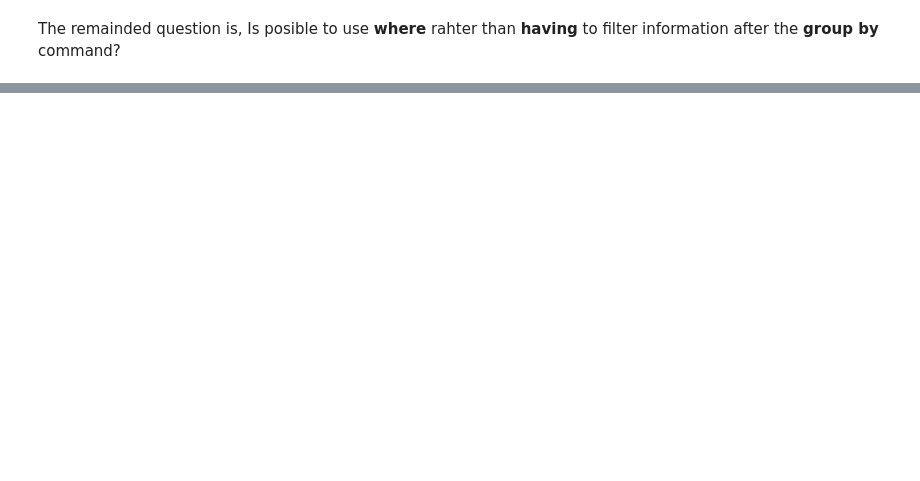
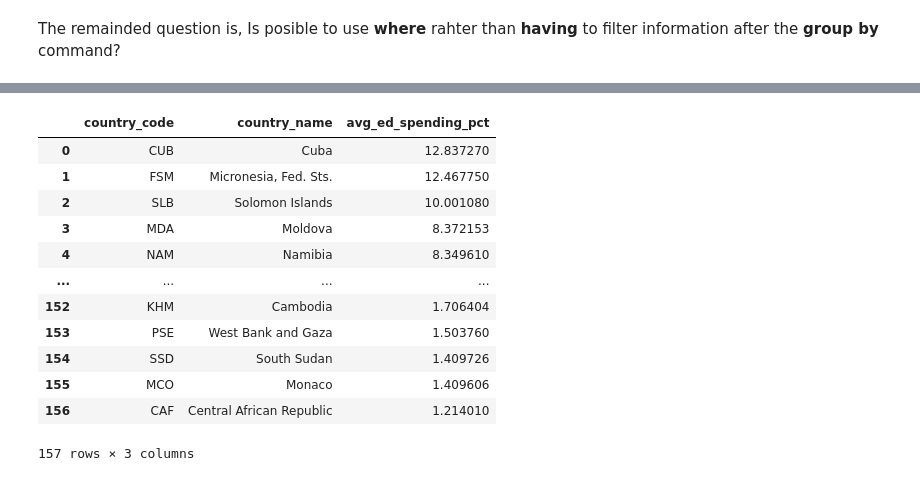
Before and after one commit to jroccal/databases, a Jupyter notebook: bigquery-sql-queries-i.ipynb, the cells around one changed output, grey strips where cells are left out. Saved outputs shown, nothing was run; the diff lists cells and outputs as text; code cells hidden in the pictures; blank space fills up the shorter version.

```diff
--- a/bigquery-sql-queries-i.ipynb
+++ b/bigquery-sql-queries-i.ipynb
@@ -274,0 +275,26 @@ df_result_3
+# %%
+query_6 = """
+        SELECT country_code, country_name, avg(value) as avg_ed_spending_pct
+        FROM `bigquery-public-data.world_bank_intl_education.international_education`
+        where indicator_code = 'SE.XPD.TOTL.GD.ZS' and year>=2010 and year<=2017
+        group by country_code, country_name
+        order by avg_ed_spending_pct desc
+        """
+
+df_result_6 = execute_query(client, query_6)
+df_result_6
+#     where indicator_code = 'SE.XPD.TOTL.GD.ZS' and year between 2010 and 2017
+# %% [output]
+|  | country_code | country_name | avg_ed_spending_pct |
+| 0 | CUB | Cuba | 12.837270 |
+| 1 | FSM | Micronesia, Fed. Sts. | 12.467750 |
+| 2 | SLB | Solomon Islands | 10.001080 |
+| 3 | MDA | Moldova | 8.372153 |
+| 4 | NAM | Namibia | 8.349610 |
+| ... | ... | ... | ... |
+| 152 | KHM | Cambodia | 1.706404 |
+| 153 | PSE | West Bank and Gaza | 1.503760 |
+| 154 | SSD | South Sudan | 1.409726 |
+| 155 | MCO | Monaco | 1.409606 |
+| 156 | CAF | Central African Republic | 1.214010 |
+157 rows × 3 columns
```
Also changed, not shown: parts of 21 cells of this notebook.
